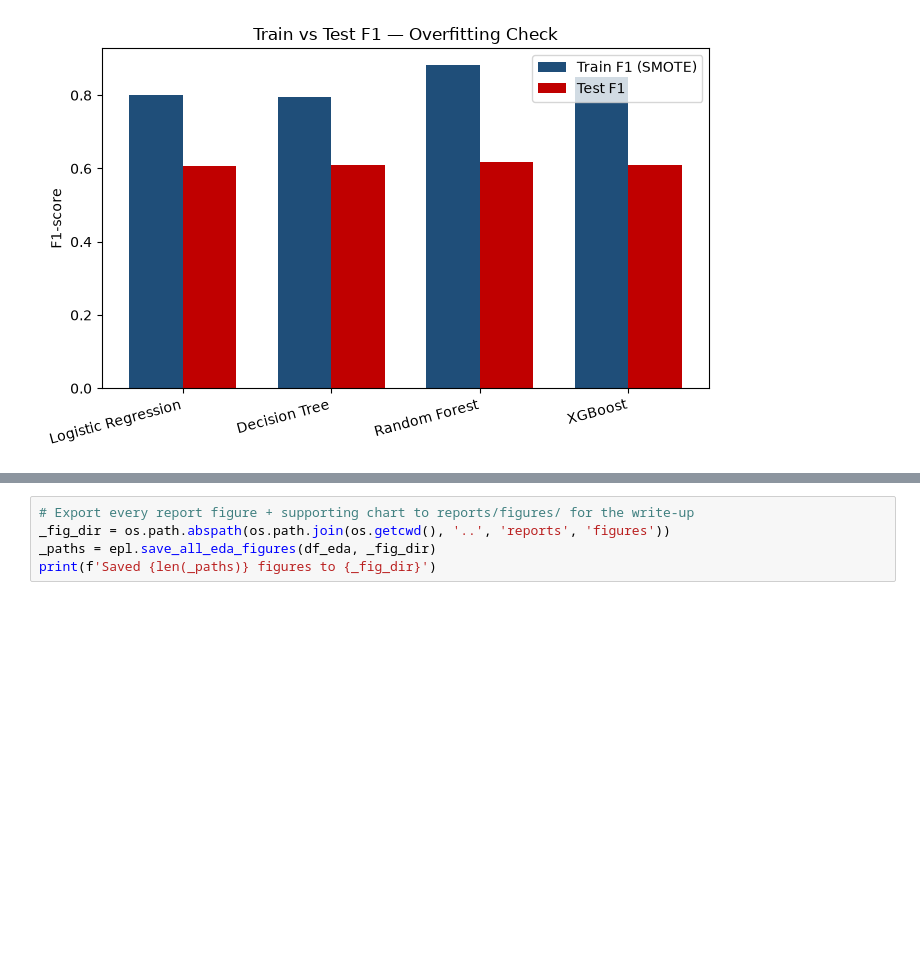
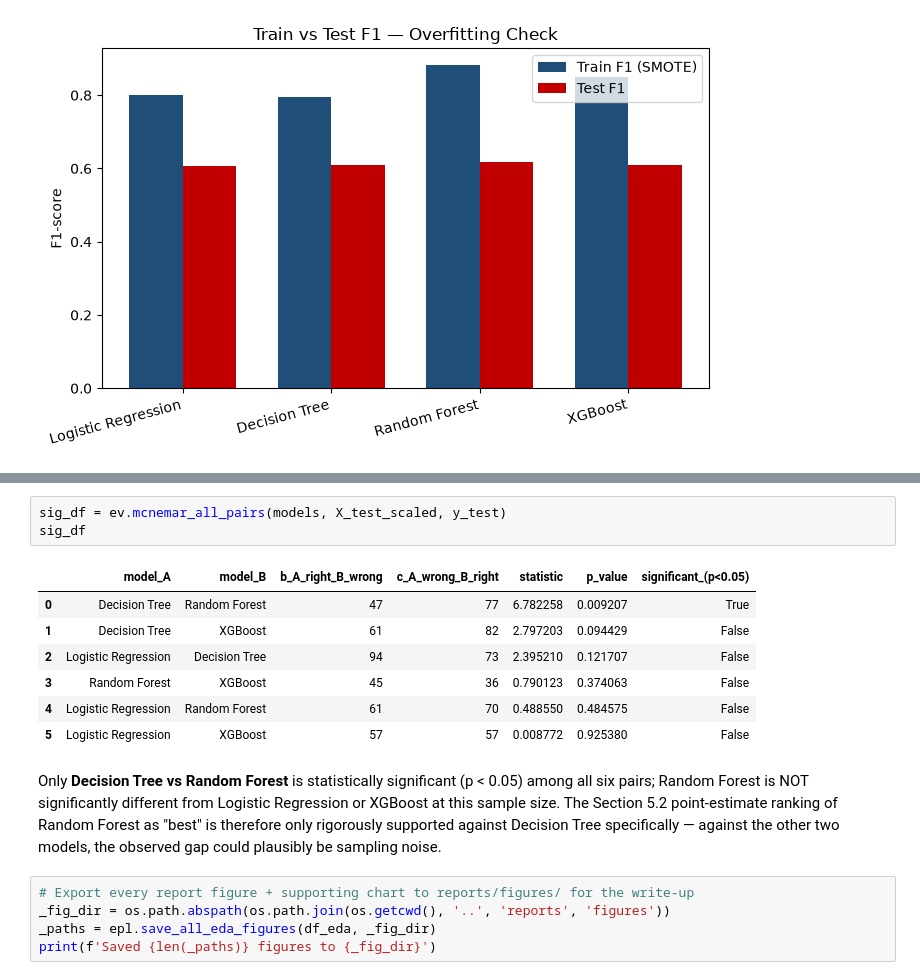
Before and after one commit to slqf25/TelcoPredict, a Jupyter notebook: notebooks/analysis.ipynb, the cells around one changed output, grey strips where cells are left out. Drawn from its saved outputs; the diff is of its cells as text; blank space fills up the shorter version.

```diff
--- a/notebooks/analysis.ipynb
+++ b/notebooks/analysis.ipynb
@@ -491,3 +494,16 @@ plt.show()
+# %%
+sig_df = ev.mcnemar_all_pairs(models, X_test_scaled, y_test)
+sig_df
+# %% [output]
+|  | model_A | model_B | b_A_right_B_wrong | c_A_wrong_B_right | statistic | p_value | significant_(p<0.05) |
+| 0 | Decision Tree | Random Forest | 47 | 77 | 6.782258 | 0.009207 | True |
+| 1 | Decision Tree | XGBoost | 61 | 82 | 2.797203 | 0.094429 | False |
+| 2 | Logistic Regression | Decision Tree | 94 | 73 | 2.395210 | 0.121707 | False |
+| 3 | Random Forest | XGBoost | 45 | 36 | 0.790123 | 0.374063 | False |
+| 4 | Logistic Regression | Random Forest | 61 | 70 | 0.488550 | 0.484575 | False |
+| 5 | Logistic Regression | XGBoost | 57 | 57 | 0.008772 | 0.925380 | False |
+# %% [markdown]
+Only **Decision Tree vs Random Forest** is statistically significant (p < 0.05) among all six pairs; Random Forest is NOT significantly different from Logistic Regression or XGBoost at this sample size. The Section 5.2 point-estimate ranking of Random Forest as "best" is therefore only rigorously supported against Decision Tree specifically — against the other two models, the observed gap could plausibly be sampling noise.
 # %%
 # Export every report figure + supporting chart to reports/figures/ for the write-up
 _fig_dir = os.path.abspath(os.path.join(os.getcwd(), '..', 'reports', 'figures'))
```
Also changed, not shown: parts of 1 cell of this notebook, 1 other file.
